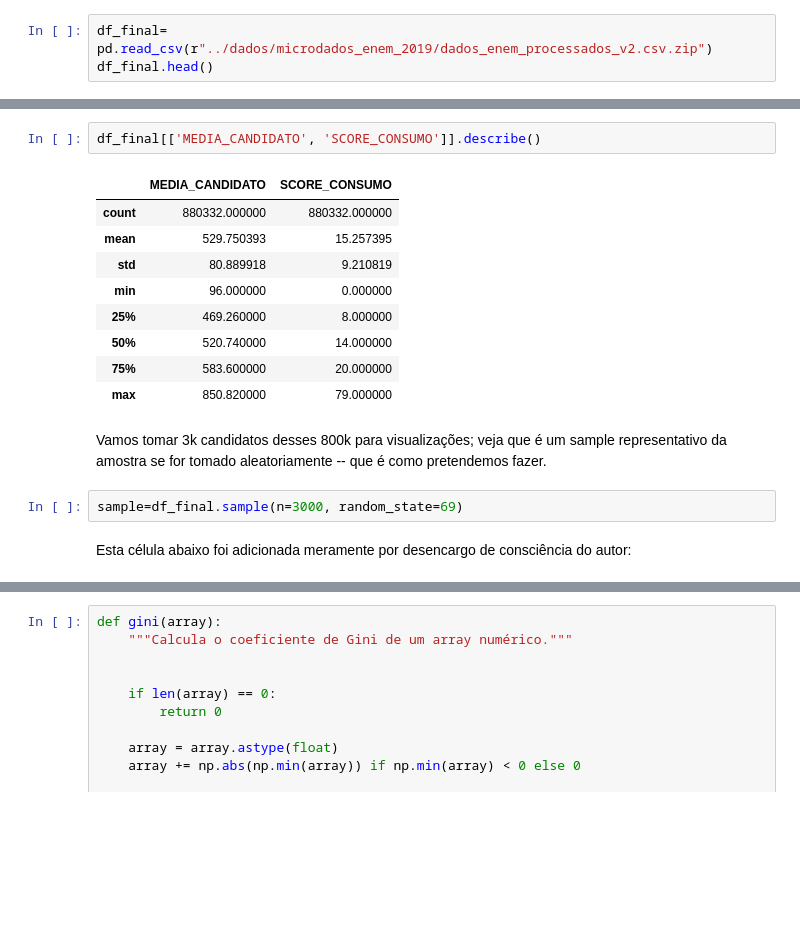
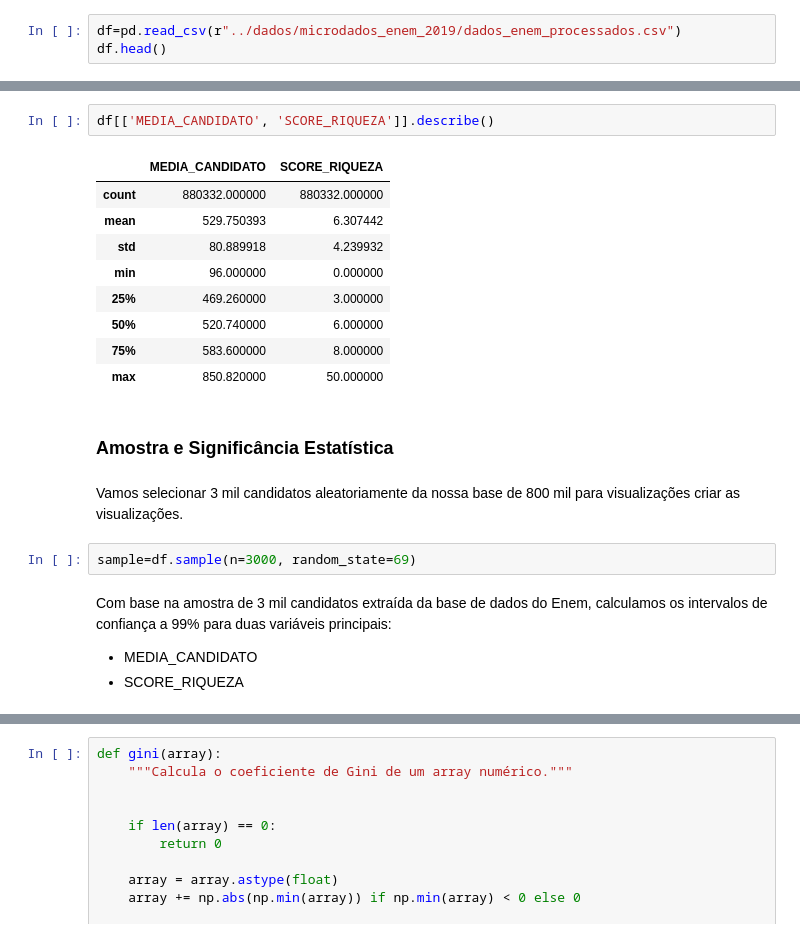
Before and after one commit to intelligent-life-paradox/statistical-modelling-enem, a Jupyter notebook: notebooks/analise_exploratoria.ipynb, the cells around one changed output, grey strips where cells are left out. Cells and saved outputs as stored; diff of their text form; blank space fills up the shorter version.

```diff
--- a/notebooks/analise_exploratoria.ipynb
+++ b/notebooks/analise_exploratoria.ipynb
@@ -16,6 +31,6 @@ from plotly.subplots import make_subplots
 # %%
-df_final= pd.read_csv(r"../dados/microdados_enem_2019/dados_enem_processados_v2.csv.zip")
-df_final.head()
+df=pd.read_csv(r"../dados/microdados_enem_2019/dados_enem_processados.csv")
+df.head()
 # %% [output]
 |  | NU_INSCRICAO | TP_FAIXA_ETARIA | TP_SEXO | TP_ESTADO_CIVIL | TP_COR_RACA | TP_NACIONALIDADE | ... |
 | 0 | 190001867757 | 2 | 1 | 1 | 1 | 1 | ... |
@@ -47,20 +42,24 @@ Index(['TP_FAIXA_ETARIA', 'TP_SEXO', 'TP_ESTADO_CIVIL', 'TP_COR_RACA',
 # %%
-df_final[['MEDIA_CANDIDATO', 'SCORE_CONSUMO']].describe()
+df[['MEDIA_CANDIDATO', 'SCORE_RIQUEZA']].describe()
 # %% [output]
-|  | MEDIA_CANDIDATO | SCORE_CONSUMO |
+|  | MEDIA_CANDIDATO | SCORE_RIQUEZA |
 | count | 880332.000000 | 880332.000000 |
-| mean | 529.750393 | 15.257395 |
-| std | 80.889918 | 9.210819 |
+| mean | 529.750393 | 6.307442 |
+| std | 80.889918 | 4.239932 |
 | min | 96.000000 | 0.000000 |
-| 25% | 469.260000 | 8.000000 |
-| 50% | 520.740000 | 14.000000 |
-| 75% | 583.600000 | 20.000000 |
-| max | 850.820000 | 79.000000 |
+| 25% | 469.260000 | 3.000000 |
+| 50% | 520.740000 | 6.000000 |
+| 75% | 583.600000 | 8.000000 |
+| max | 850.820000 | 50.000000 |
+# %% [markdown]
+### Amostra e Significância Estatística
 # %% [markdown]
-Vamos tomar 3k candidatos desses 800k para visualizações; veja que é um sample representativo da amostra se for tomado aleatoriamente -- que é como pretendemos fazer.
+Vamos selecionar 3 mil candidatos aleatoriamente da nossa base de 800 mil para visualizações criar as visualizações.
 # %%
-sample=df_final.sample(n=3000, random_state=69)
+sample=df.sample(n=3000, random_state=69)
 # %% [markdown]
-Esta célula abaixo foi adicionada meramente por desencargo de consciência do autor:
+Com base na amostra de 3 mil candidatos extraída da base de dados do Enem, calculamos os intervalos de confiança a 99% para duas variáveis principais:
+- MEDIA_CANDIDATO
+- SCORE_RIQUEZA
 # %%
 
```
Also changed, not shown: parts of 30 cells of this notebook, 2 other files.
